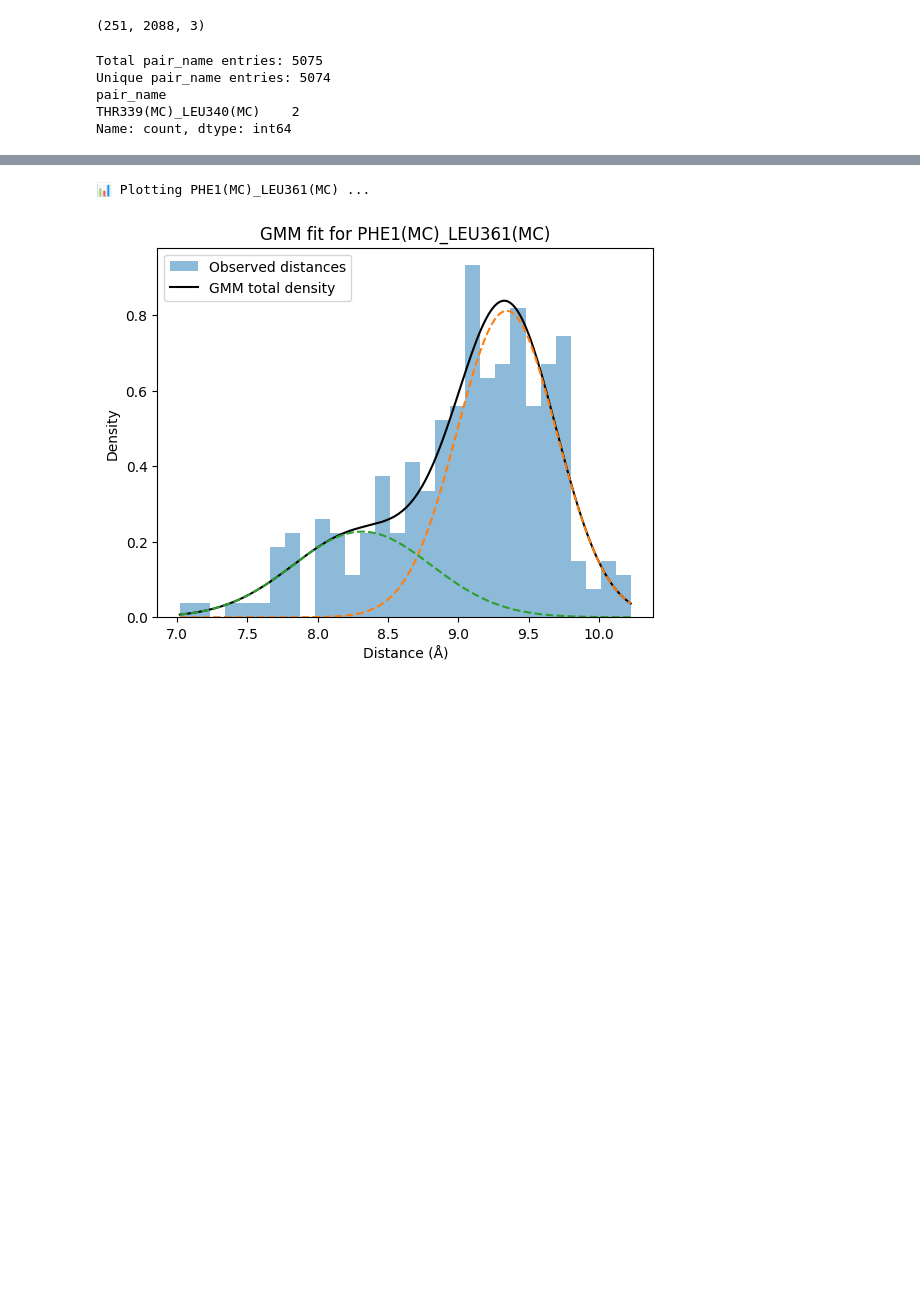
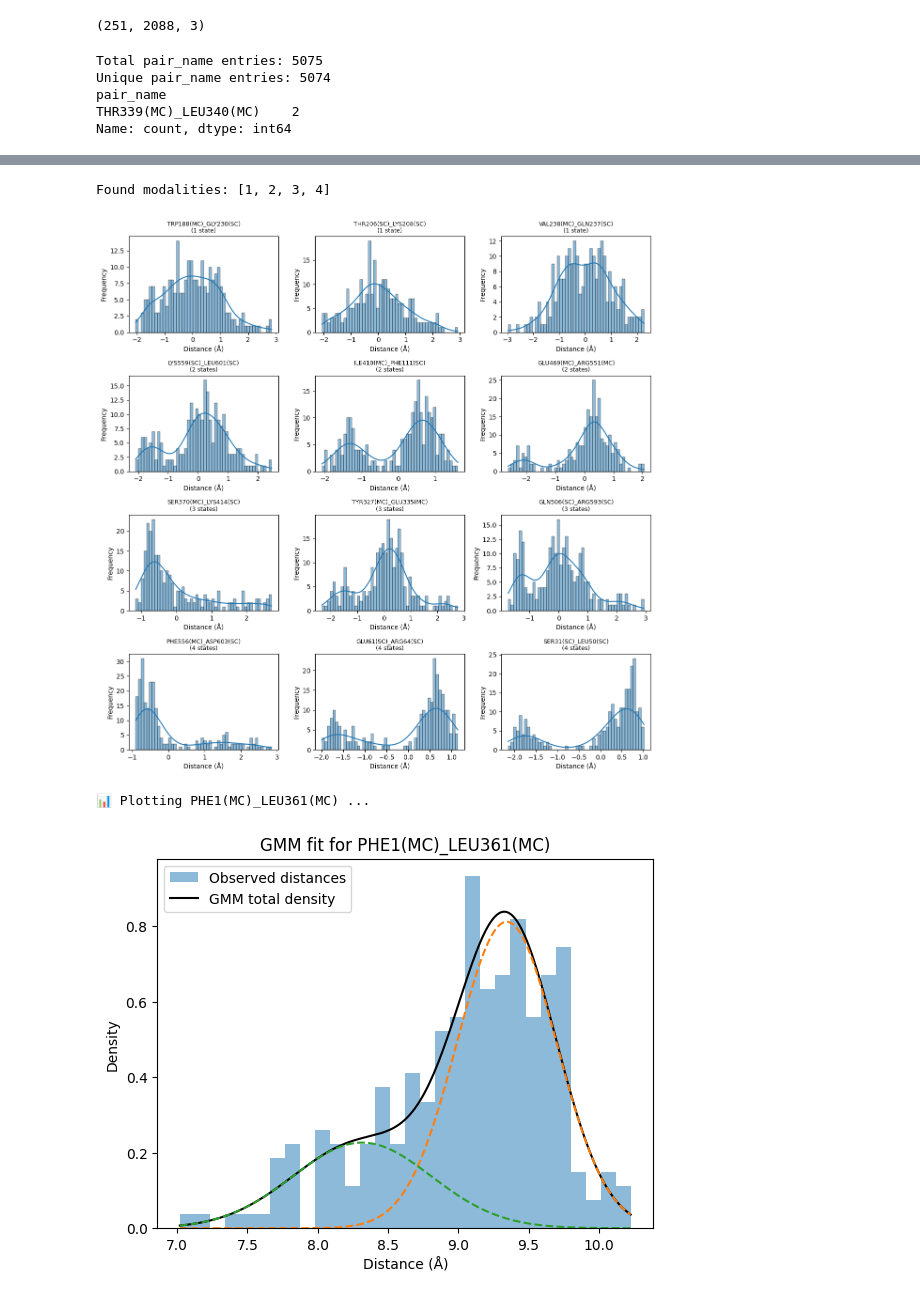
Before and after one commit to molecularmachinist/bondflow, a Jupyter notebook: salt_bridge_analysis/sb_analysis.ipynb, the cells around one changed output, grey strips where cells are left out. Saved outputs shown, nothing was run; the diff lists cells and outputs as text; code cells hidden in the pictures; blank space fills up the shorter version.

```diff
--- a/salt_bridge_analysis/sb_analysis.ipynb
+++ b/salt_bridge_analysis/sb_analysis.ipynb
@@ -9,5 +9,5 @@ trajectory = ['test.xtc']
 ma_window = 25
 # %%
 all_pairs, current_pairs, combined_coords, n_mainchain_residues = ba.compute_com_contacts(trajectory, reference_struc, batch_size=100, stride=1,
-                         contact_threshold=8.0, variance_percentile=75, n_jobs=1)
+                         contact_threshold=6.0, variance_percentile=75, n_jobs=1)
 # %% [output]
@@ -108,39 +121,0 @@ df[df["pair_name"] == "THR339(MC)_LEU340(MC)"]
-# %%
-# Import the GaussianMixture class
-from sklearn.mixture import GaussianMixture
-
-# Set up a range of cluster numbers to try
-n_range = range(2,11)
-
-# Create empty lists to store the BIC and AIC values
-bic_score = []
-aic_score = []
-# Identify frame columns
-    frame_cols = [c for c in df.columns if c.startswith(frame_prefix)]
-    gmm_results = []
-    gmm_models = {}
-
-    for _, row in df.iterrows():
-        pair_name = row["pair_name"]
-        bond_type = row["bond_type"]
-
-        # Extract per-frame distances
-        distances = row[frame_cols].values.reshape(-1, 1)
-        # Loop through the range and fit a model
-        for n in n_range:
-            gm = GaussianMixture(n_components=n,
-                                random_state=123,
-                                n_init=10)
-            gm.fit(distances)
-
-            # Append the BIC and AIC to the respective lists
-            bic_score.append(gm.bic(X))
-            aic_score.append(gm.aic(X))
-
-# Plot the BIC and AIC values together
-fig, ax = plt.subplots(figsize=(12,8),nrows=1)
-ax.plot(n_range, bic_score, '-o', color='orange')
-ax.plot(n_range, aic_score, '-o', color='green')
-ax.set(xlabel='Number of Clusters', ylabel='Score')
-ax.set_xticks(n_range)
-ax.set_title('BIC and AIC Scores Per Number Of Clusters')
@@ -146,0 +187,2 @@ ax.set_title('BIC and AIC Scores Per Number Of Clusters')
+# %%
+modality_results = test_modality_for_residue_pairs(df, max_components=4, verbose=True)
@@ -147,3 +296,8 @@ ax.set_title('BIC and AIC Scores Per Number Of Clusters')
+# %%
+plot_example_distributions_by_modality(df, modality_results, n_examples=3)
+# %% [output]
+Found modalities: [1, 2, 3, 4]
+[figure, added]
 # %%
 from sklearn.mixture import GaussianMixture
 
```
Also changed, not shown: parts of 8 cells of this notebook, 1 other file.
